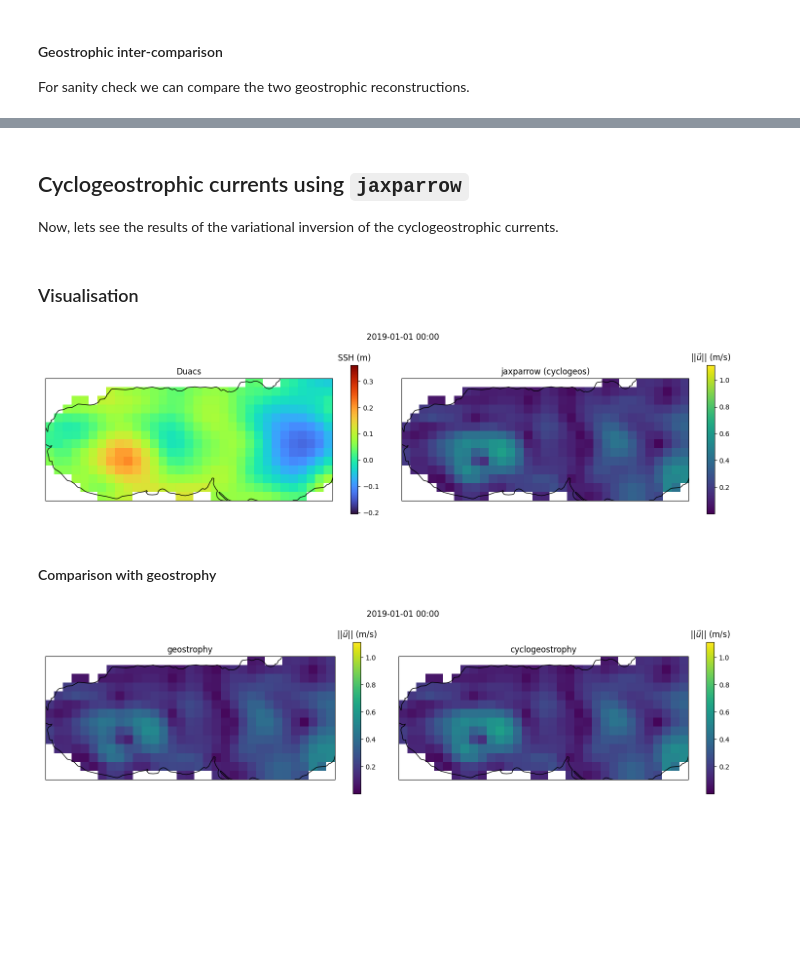
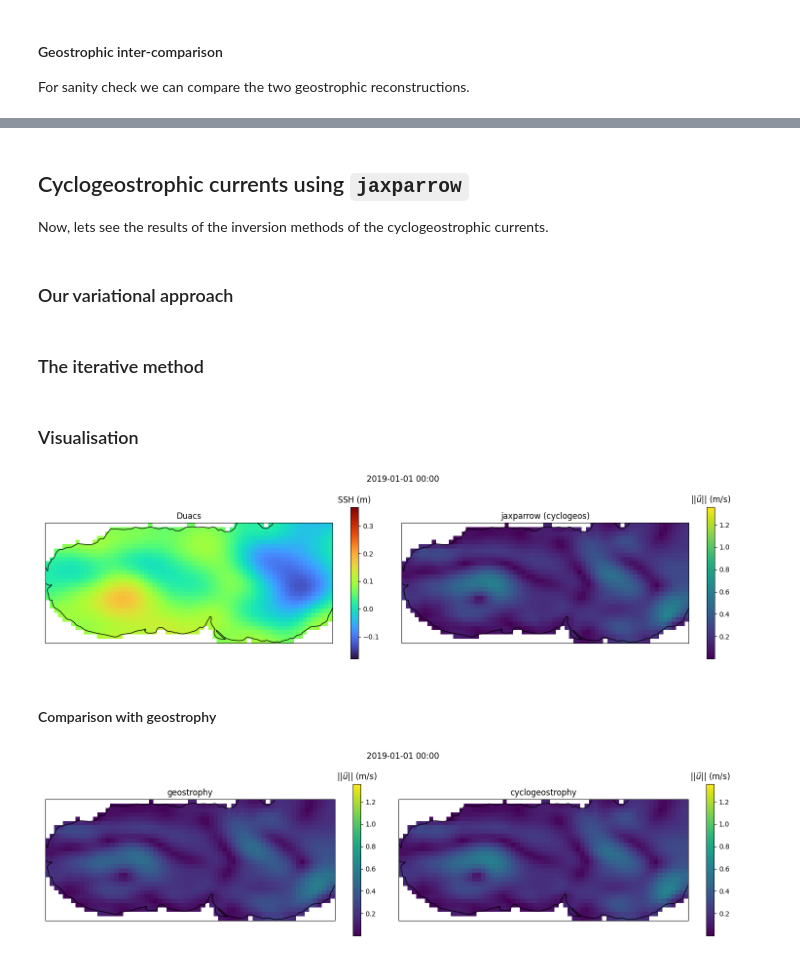
Before and after one commit to meom-group/jaxparrow, a Jupyter notebook: notebooks/duacs_alboran.ipynb, the cells around one changed output, grey strips where cells are left out. Drawn from its saved outputs; the diff is of its cells as text; code cells hidden in the pictures; blank space fills up the shorter version.

```diff
--- a/notebooks/duacs_alboran.ipynb
+++ b/notebooks/duacs_alboran.ipynb
@@ -41,14 +23,14 @@ import copernicusmarine as cm
 # %% [markdown]
 The [API](https://help.marine.copernicus.eu/en/collections/5821001-python-library-api) allows to download subsets of the datasets by restricting the spatial and temporal domains, and the variables.
 # %%
-import numpy as np
+import pandas as pd
 
 spatial_extent = (-5.3538, -1.1883, 35.0707, 36.8415)  # spatial extent (lon0, lon1, lat0, lat1) of the Alboran Sea
-temporal_slice = (np.datetime64("2019-01-01T00:00:00"), np.datetime64("2019-12-31T23:59:59"))  # we look at the 2019 data for our demo
+temporal_slice = (pd.to_datetime("2019-01-01T00:00:00"), pd.to_datetime("2019-12-31T23:59:59"))  # we look at the 2019 data for our demo
 variables = ["adt", "ugos", "vgos"]  # we retrieve SSH and geostrophic currents (for comparison) data
 
 dataset_options = {
-    "dataset_id": "cmems_obs-sl_eur_phy-ssh_my_allsat-l4-duacs-0.125deg_P1D",
+    "dataset_id": "cmems_obs-sl_eur_phy-ssh_my_allsat-l4-duacs-0.0625deg_P1D",
     "variables": variables,
     "minimum_longitude": spatial_extent[0],
     "maximum_longitude": spatial_extent[1],
@@ -160,20 +140,22 @@ plt.show()
 # %% [markdown]
 ## Cyclogeostrophic currents using `jaxparrow`
 
-Now, lets see the results of the variational inversion of the cyclogeostrophic currents.
+Now, lets see the results of the inversion methods of the cyclogeostrophic currents.
+# %% [markdown]
+### Our variational approach
 # %%
 vmap_cyclogeostrophy = jax.vmap(jpw.cyclogeostrophy, in_axes=(0, None, None, 0), out_axes=(0, 0, None, None, None, None))
 
-uc_jpw_u, vc_jpw_v, lat_u, lon_u, lat_v, lon_v = vmap_cyclogeostrophy(adt_t, lat_t, lon_t, mask)
+uc_var_u, vc_var_v, lat_u, lon_u, lat_v, lon_v = vmap_cyclogeostrophy(adt_t, lat_t, lon_t, mask)
 
-uvc_jpw_t = jax.vmap(magnitude, in_axes=(0, 0))(uc_jpw_u, vc_jpw_v)
+uvc_var_t = jax.vmap(magnitude, in_axes=(0, 0))(uc_var_u, vc_var_v)
 # %%
-cgos_jpw_ds = xr.Dataset(
+cgos_var_ds = xr.Dataset(
     {
         "adt": (["time", "latitude", "longitude"], adt_t),
-        "uc": (["time", "latitude_u", "longitude_u"], uc_jpw_u),
-        "vc": (["time", "latitude_v", "longitude_v"], vc_jpw_v),
-        "uvc": (["time", "latitude", "longitude"], uvc_jpw_t)
+        "uc": (["time", "latitude_u", "longitude_u"], uc_var_u),
+        "vc": (["time", "latitude_v", "longitude_v"], vc_var_v),
+        "uvc": (["time", "latitude", "longitude"], uvc_var_t)
     },
     coords={
         "time": duacs_ds.time,
@@ -182,3 +164,5 @@ cgos_jpw_ds = xr.Dataset(
         "latitude_v": np.unique(lat_v).astype(np.float32), "longitude_v": np.unique(lon_v).astype(np.float32)
     }
 )
+# %% [markdown]
+### The iterative method
@@ -185,17 +193,17 @@ cgos_jpw_ds = xr.Dataset(
 # %% [markdown]
 ### Visualisation
 # %%
-anim = AnimatedSSHCurrent(cgos_jpw_ds, ("adt", "uvc"), ("Duacs", "jaxparrow (cyclogeos)"))
+anim = AnimatedSSHCurrent(cgos_var_ds, ("adt", "uvc"), ("Duacs", "jaxparrow (cyclogeos)"))
 plt.show()
 # %% [output]
-[figure, old version]
+[figure, new version]
 # %% [markdown]
 #### Comparison with geostrophy
 # %%
-jpw_ds = xr.Dataset(
+g_cg_ds = xr.Dataset(
     {
-        "uvg": (["time", "latitude", "longitude"], uvg_jpw_t),
-        "uvc": (["time", "latitude", "longitude"], uvc_jpw_t)
+        "uvg": (["time", "latitude", "longitude"], uvg_t),
+        "uvc": (["time", "latitude", "longitude"], uvc_var_t)
     },
     coords={
         "time": duacs_ds.time,
@@ -203,7 +211,7 @@ jpw_ds = xr.Dataset(
     }
 )
 
-anim = AnimatedCurrents(jpw_ds, ("uvg", "uvc"), ("geostrophy", "cyclogeostrophy"))
+anim = AnimatedCurrents(g_cg_ds, ("uvg", "uvc"), ("geostrophy", "cyclogeostrophy"))
 plt.show()
 # %% [output]
-[figure, old version]
+[figure, new version]
```
Also changed, not shown: parts of 14 cells of this notebook, 37 other files.
